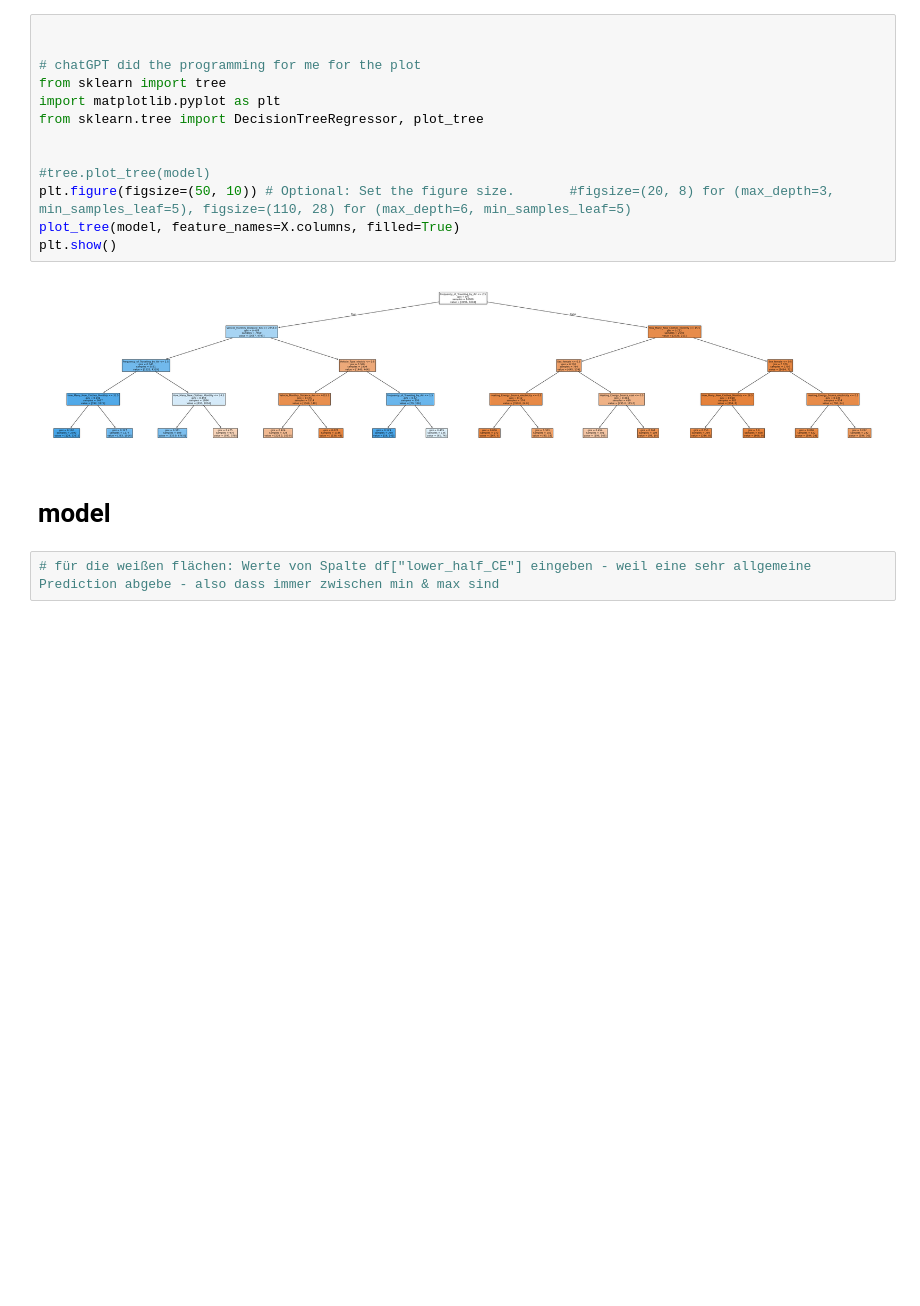
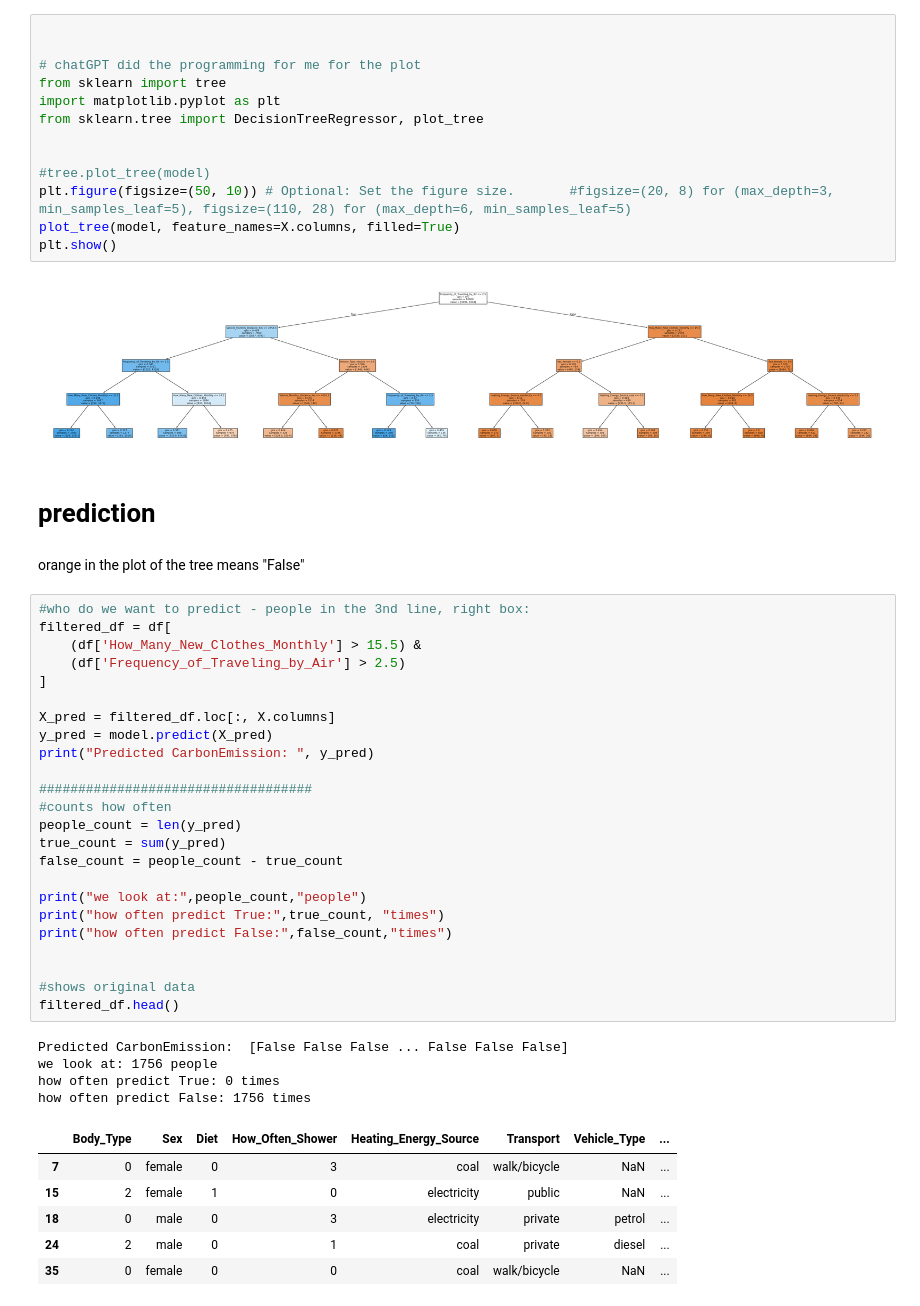
Before and after one commit to e-prossinger/CarbonFootprint_TechLab, a Jupyter notebook: shared_notebooks/model_DecisionTreeClassifikation.ipynb, the cells around one changed output. Drawn from its saved outputs; the diff is of its cells as text; blank space fills up the shorter version.

Commit message:
prediction of the people in the tree

```diff
--- a/shared_notebooks/model_DecisionTreeClassifikation.ipynb
+++ b/shared_notebooks/model_DecisionTreeClassifikation.ipynb
@@ -263,6 +263,41 @@ plt.show()
 # %% [output]
 [figure]
 # %% [markdown]
-# model
+# prediction
-# %%
-# für die weißen flächen: Werte von Spalte df["lower_half_CE"] eingeben - weil eine sehr allgemeine Prediction abgebe - also dass immer zwischen min & max sind
+# %% [markdown]
+orange in the plot of the tree means "False"
+# %%
+#who do we want to predict - people in the 3nd line, right box:
+filtered_df = df[
+    (df['How_Many_New_Clothes_Monthly'] > 15.5) &
+    (df['Frequency_of_Traveling_by_Air'] > 2.5)
+]
+
+X_pred = filtered_df.loc[:, X.columns]
+y_pred = model.predict(X_pred)
+print("Predicted CarbonEmission: ", y_pred)
+
+###################################
+#counts how often
+people_count = len(y_pred)
+true_count = sum(y_pred)
+false_count = people_count - true_count
+
+print("we look at:",people_count,"people")
+print("how often predict True:",true_count, "times")
+print("how often predict False:",false_count,"times")
+
+
+#shows original data
+filtered_df.head()
+# %% [output]
+Predicted CarbonEmission:  [False False False ... False False False]
+we look at: 1756 people
+how often predict True: 0 times
+how often predict False: 1756 times
+|  | Body_Type | Sex | Diet | How_Often_Shower | Heating_Energy_Source | Transport | Vehicle_Type | ... |
+| 7 | 0 | female | 0 | 3 | coal | walk/bicycle | NaN | ... |
+| 15 | 2 | female | 1 | 0 | electricity | public | NaN | ... |
+| 18 | 0 | male | 0 | 3 | electricity | private | petrol | ... |
+| 24 | 2 | male | 0 | 1 | coal | private | diesel | ... |
+| 35 | 0 | female | 0 | 0 | coal | walk/bicycle | NaN | ... |
```
Also changed, not shown: parts of 5 cells of this notebook.
